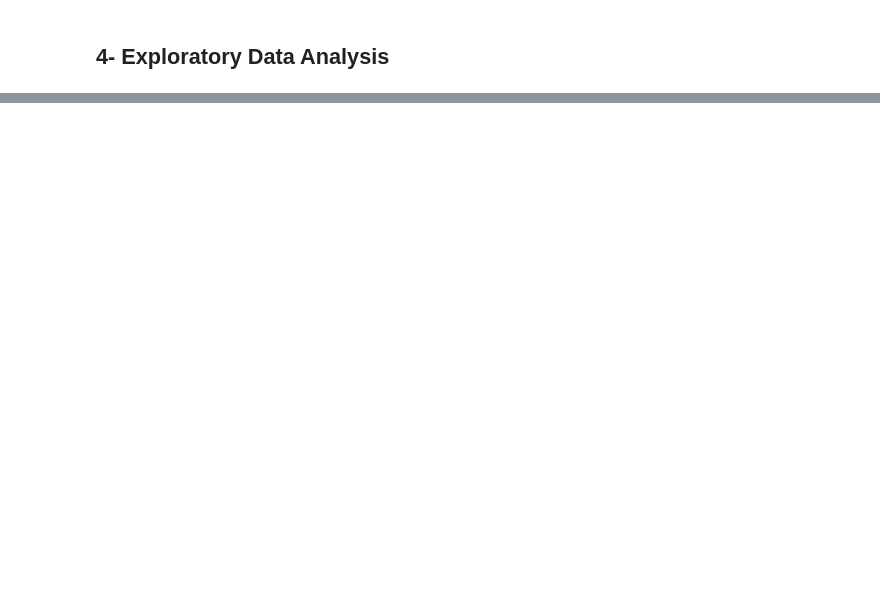
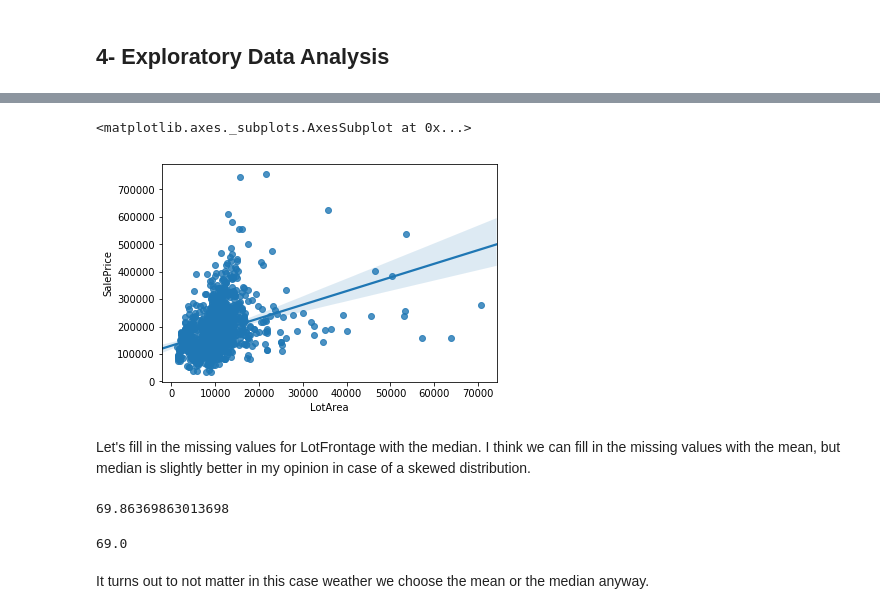
Before and after one commit to haianhle/ar-kaggle, a Jupyter notebook: house-prices/house-prices.ipynb, the cells around one changed output, grey strips where cells are left out. Saved outputs shown, nothing was run; the diff lists cells and outputs as text; code cells hidden in the pictures; blank space fills up the shorter version.

```diff
--- a/house-prices/house-prices.ipynb
+++ b/house-prices/house-prices.ipynb
@@ -198,0 +376,18 @@ This results in an abysmal score, as expected, of 0.24740, which put me in posit
+# %%
+temp = data_df[data_df['LotArea'] < 100000]
+sns.regplot(temp['LotArea'], temp['SalePrice'])
+# %% [output]
+<matplotlib.axes._subplots.AxesSubplot at 0x...>
+[figure, added]
+# %% [markdown]
+Let's fill in the missing values for LotFrontage with the median. I think we can fill in the missing values with the mean, but median is slightly better in my opinion in case of a skewed distribution.
+# %%
+data_df['LotFrontage'].mean()
+# %% [output]
+69.86369863013698
+# %%
+data_df['LotFrontage'].median()
+# %% [output]
+69.0
+# %% [markdown]
+It turns out to not matter in this case weather we choose the mean or the median anyway.
```
Also changed, not shown: parts of 59 cells of this notebook, 1 other file.
